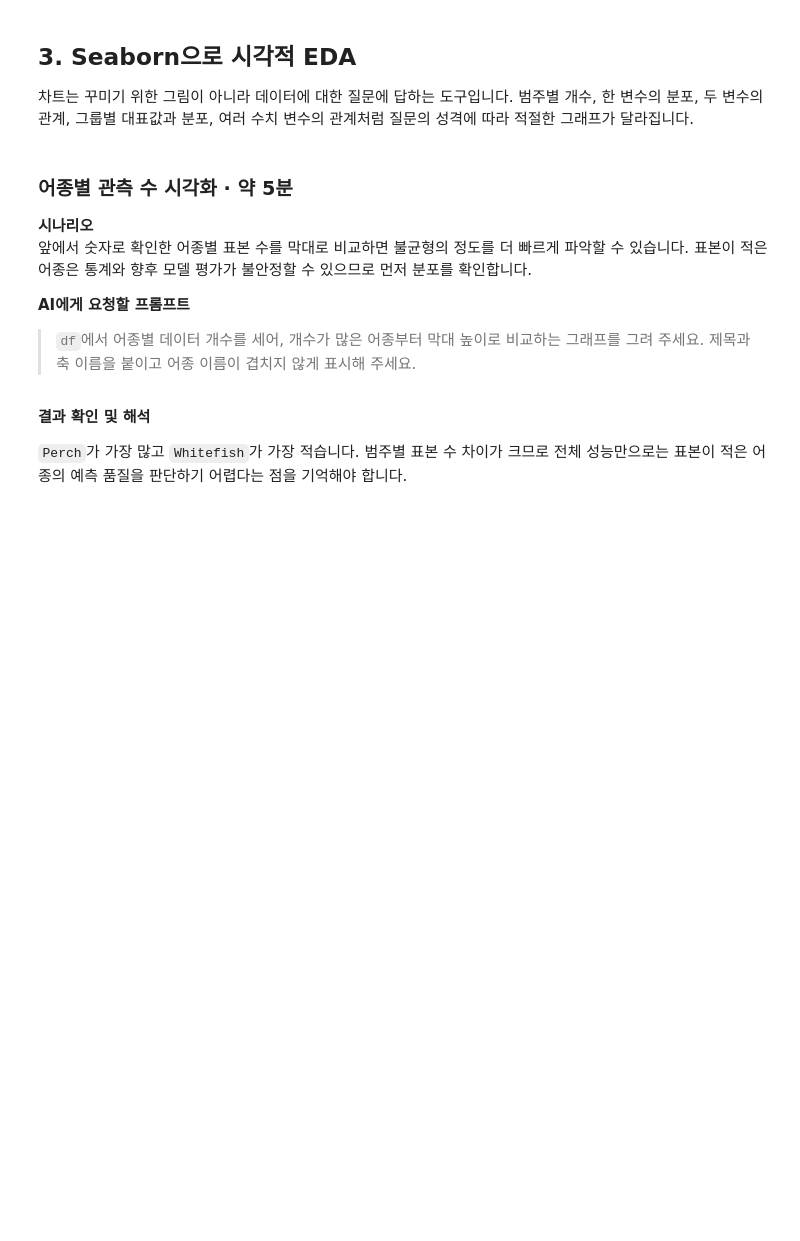
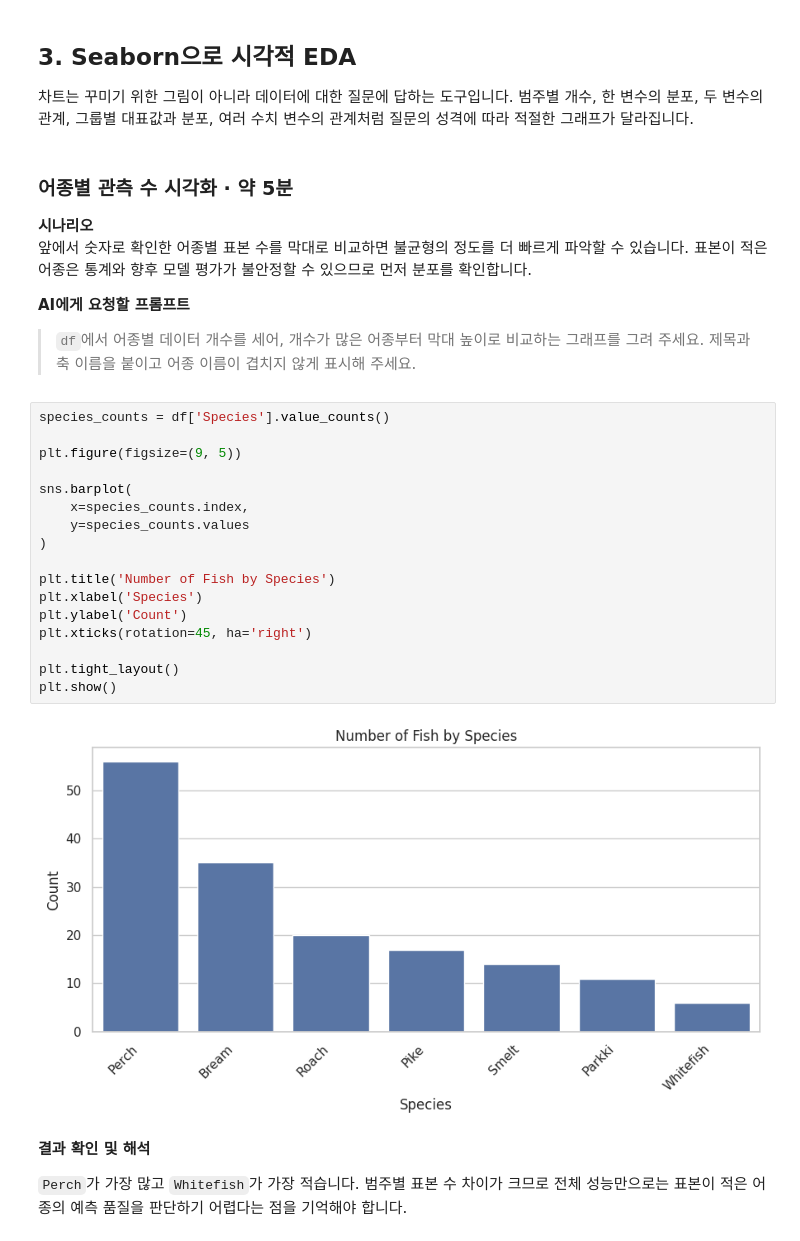
Before and after one commit to ljm0616/Capstone_project, a Jupyter notebook: Fish_Market_Pandas_Seaborn_EDA_ipynb의_사본.ipynb, the cells around one changed output. Saved outputs shown, nothing was run; the diff lists cells and outputs as text; blank space fills up the shorter version.

```diff
--- a/Fish_Market_Pandas_Seaborn_EDA_ipynb의_사본.ipynb
+++ b/Fish_Market_Pandas_Seaborn_EDA_ipynb의_사본.ipynb
@@ -401,6 +461,25 @@ Bream 중 Species, Weight, Length1의 처음 5행
 **AI에게 요청할 프롬프트**
 
 > `df`에서 어종별 데이터 개수를 세어, 개수가 많은 어종부터 막대 높이로 비교하는 그래프를 그려 주세요. 제목과 축 이름을 붙이고 어종 이름이 겹치지 않게 표시해 주세요.
+# %%
+species_counts = df['Species'].value_counts()
+
+plt.figure(figsize=(9, 5))
+
+sns.barplot(
+    x=species_counts.index,
+    y=species_counts.values
+)
+
+plt.title('Number of Fish by Species')
+plt.xlabel('Species')
+plt.ylabel('Count')
+plt.xticks(rotation=45, ha='right')
+
+plt.tight_layout()
+plt.show()
+# %% [output]
+[figure, added]
 # %% [markdown]
 **결과 확인 및 해석**
 
```
Also changed, not shown: parts of 5 cells of this notebook.
